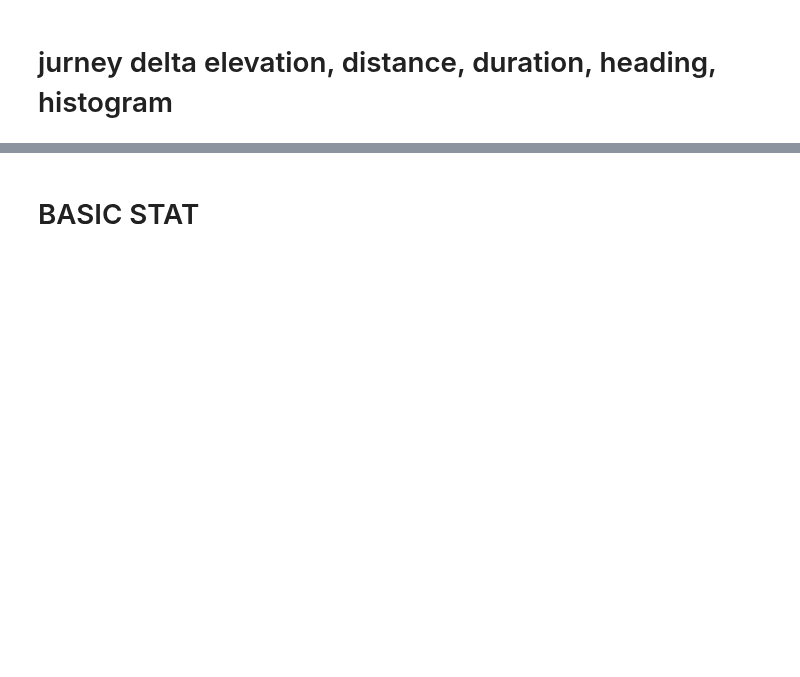
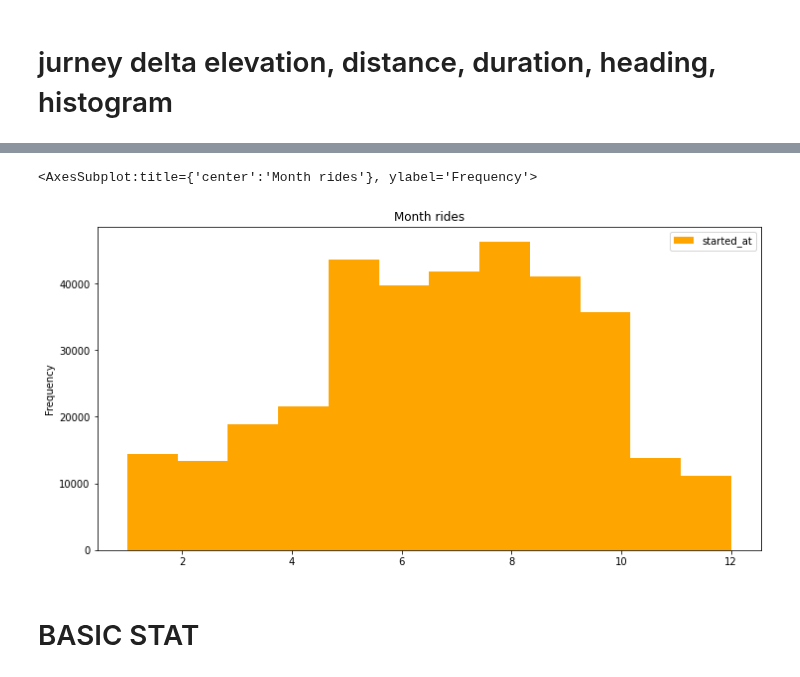
Before and after one commit to daim77/python_BI_analysis_bike_sharing, a Jupyter notebook: results.ipynb, the cells around one changed output, grey strips where cells are left out. Saved outputs shown, nothing was run; the diff lists cells and outputs as text; code cells hidden in the pictures; blank space fills up the shorter version.

```diff
--- a/results.ipynb
+++ b/results.ipynb
@@ -257,3 +283,9 @@ df.plot.hist('day_of_week', figsize=(12, 6), color='red', bins=7)
+# %%
+df = bikes_df['started_at'].dt.month
+df.plot.hist(df, figsize=(12, 6), color='orange', bins=12, legend='True', title='Month rides')
+# %% [output]
+<AxesSubplot:title={'center':'Month rides'}, ylabel='Frequency'>
+[figure, added]
 # %% [markdown]
 # BASIC STAT
 # %%
```
Also changed, not shown: parts of 7 cells of this notebook, 2 other files.
